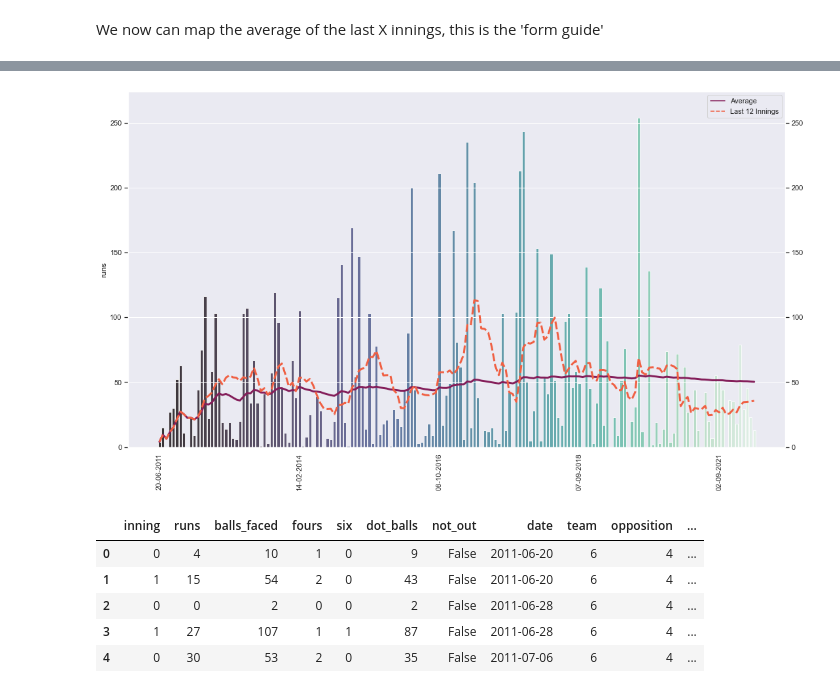
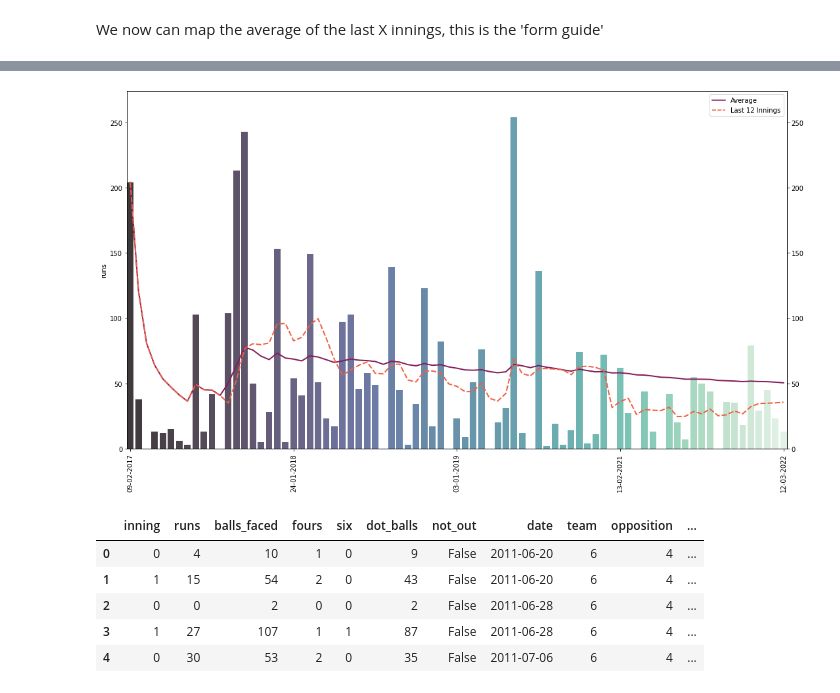
Before and after one commit to abhiramjoshi/cricket_analysis, a Jupyter notebook: codebase/Kohli/kohli_analysis.ipynb, the cells around one changed output, grey strips where cells are left out. Cells and saved outputs as stored; diff of their text form; code cells hidden in the pictures.

```diff
--- a/codebase/Kohli/kohli_analysis.ipynb
+++ b/codebase/Kohli/kohli_analysis.ipynb
@@ -272,8 +294,8 @@ innings[-5:]
 # %%
 #Kohli
-af.get_career_batting_graph(PLAYER_ID)
+af.get_career_batting_graph(PLAYER_ID, dates='2017-01-01:')
 # %% [output]
-[figure, old version]
+[figure, new version]
 # %%
 #Cook
 #af.get_career_batting_graph(11728)
```
Also changed, not shown: parts of 15 cells of this notebook, 1 other file.
